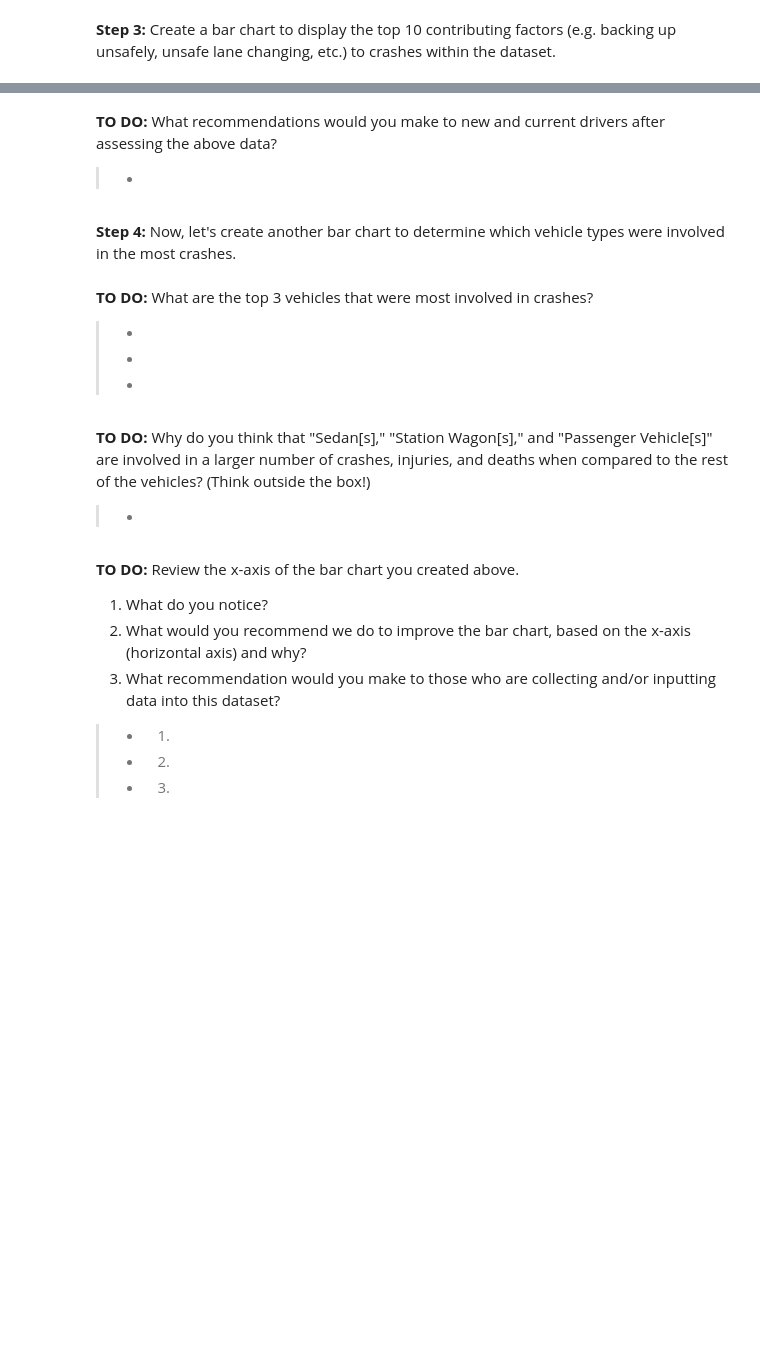
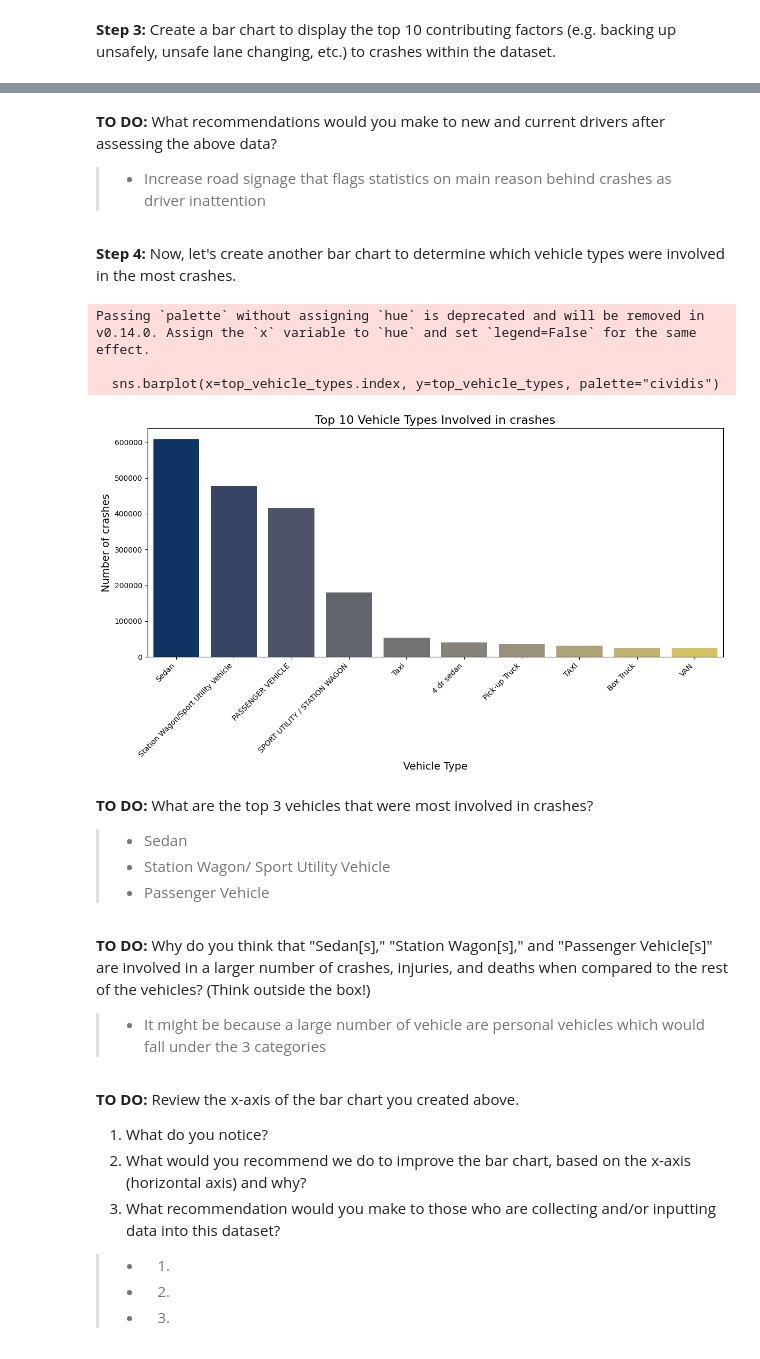
Before and after one commit to nikngeno/tdsp, a Jupyter notebook: Explorer_TDSP_Nicholas_Ngeno.ipynb, the cells around one changed output, grey strips where cells are left out. Cells and saved outputs as stored; diff of their text form; code cells hidden in the pictures; blank space fills up the shorter version.

```diff
--- a/Explorer_TDSP_Nicholas_Ngeno.ipynb
+++ b/Explorer_TDSP_Nicholas_Ngeno.ipynb
@@ -242,34 +248,39 @@ plt.show()
 # %% [markdown]
 **TO DO:** What recommendations would you make to new and current drivers after assessing the above data?
 
-> *
+> *   Increase road signage that flags statistics on main reason behind crashes as driver inattention
 # %% [markdown]
 **Step 4:** Now, let's create another bar chart to determine which vehicle types were involved in the most crashes.
 # %%
 # Determine the top vehicle types involved in crashes
 top_vehicle_types = data['VEHICLE TYPE CODE 1'].value_counts().head(10)
 
 # Plotting the top vehicle types
 plt.figure(figsize=(12, 7))
-sns.barplot(x=__________, y=__________, palette="cividis")
+sns.barplot(x=top_vehicle_types.index, y=top_vehicle_types, palette="cividis")
 plt.title('Top 10 Vehicle Types Involved in crashes', fontsize=16)
 plt.xlabel('Vehicle Type', fontsize=14)
 plt.ylabel('Number of crashes', fontsize=14)
 plt.xticks(rotation=45, ha='right')
 plt.tight_layout()
 plt.show()
+# %% [output]
+Passing `palette` without assigning `hue` is deprecated and will be removed in v0.14.0. Assign the `x` variable to `hue` and set `legend=False` for the same effect.
+
+  sns.barplot(x=top_vehicle_types.index, y=top_vehicle_types, palette="cividis")
+[figure, added]
 # %% [markdown]
 **TO DO:** What are the top 3 vehicles that were most involved in crashes?
 
 
-> *
-> *
-> *
+> *   Sedan
+> *   Station Wagon/ Sport Utility Vehicle
+> *   Passenger Vehicle
 # %% [markdown]
 **TO DO:** Why do you think that "Sedan[s]," "Station Wagon[s]," and "Passenger Vehicle[s]" are involved in a larger number of crashes, injuries, and deaths when compared to the rest of the vehicles? (Think outside the box!)
 
 
-> *
+> *  It might be because a large number of vehicle are personal vehicles which would fall under the 3 categories
 # %% [markdown]
 **TO DO:** Review the x-axis of the bar chart you created above. </br>
 1) What do you notice? </br>
```
Also changed, not shown: parts of 4 cells of this notebook.
